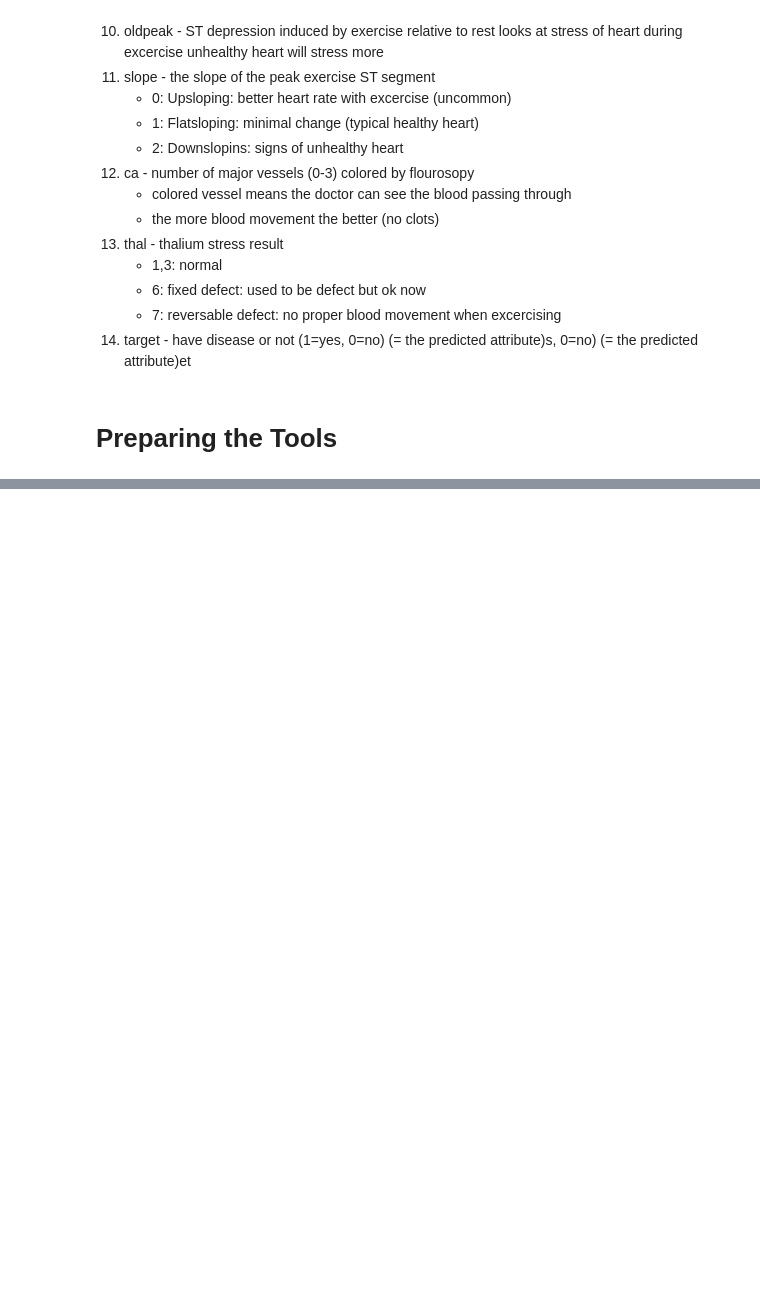
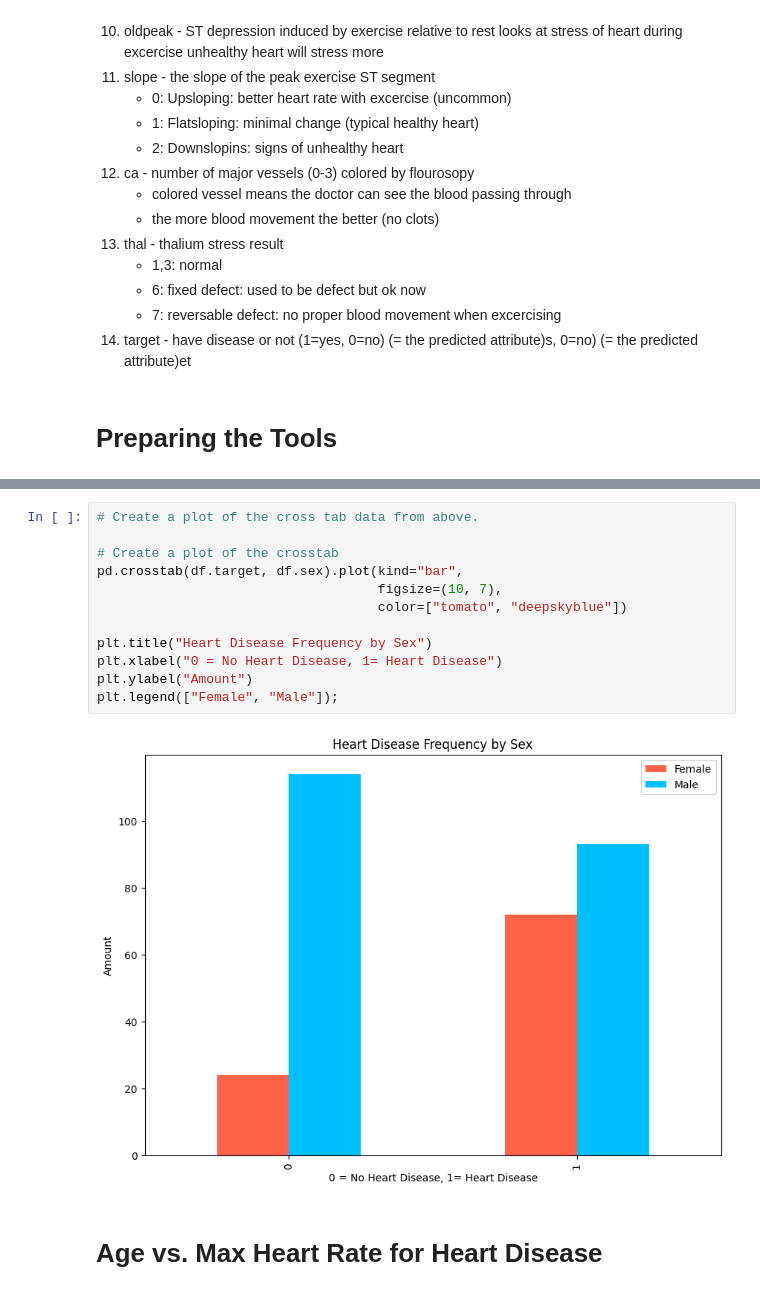
Before and after one commit to hmblackwood/Heart_Disease_Project, a Jupyter notebook: Heart_Disease_Project.ipynb, the cells around one changed output, grey strips where cells are left out. Drawn from its saved outputs; the diff is of its cells as text; blank space fills up the shorter version.

```diff
--- a/Heart_Disease_Project.ipynb
+++ b/Heart_Disease_Project.ipynb
@@ -79,0 +226,16 @@ import seaborn as sns
+# %%
+# Create a plot of the cross tab data from above.
+
+# Create a plot of the crosstab
+pd.crosstab(df.target, df.sex).plot(kind="bar",
+                                    figsize=(10, 7),
+                                    color=["tomato", "deepskyblue"])
+
+plt.title("Heart Disease Frequency by Sex")
+plt.xlabel("0 = No Heart Disease, 1= Heart Disease")
+plt.ylabel("Amount")
+plt.legend(["Female", "Male"]);
+# %% [output]
+[figure, added]
+# %% [markdown]
+# Age vs. Max Heart Rate for Heart Disease
```
Also changed, not shown: parts of 18 cells of this notebook.
